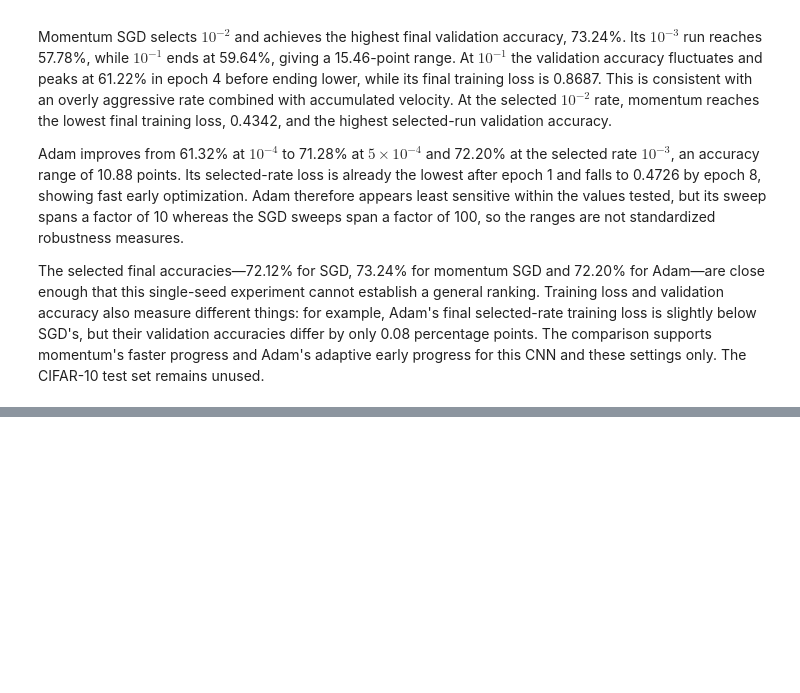
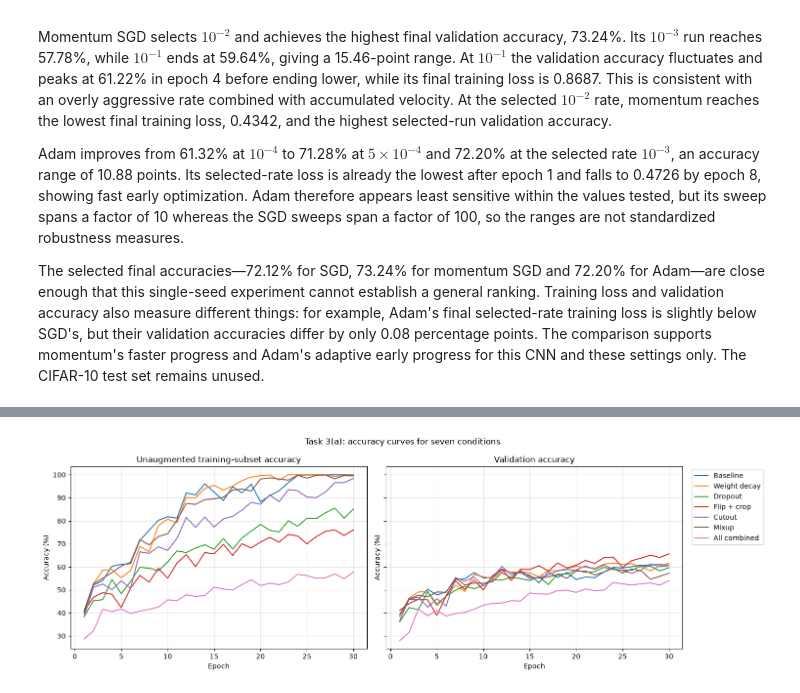
Before and after one commit to LahiruMJ11/CNN-with-CIFAR10, a Jupyter notebook: CNN with CIFAR10.ipynb, the cells around one changed output, grey strips where cells are left out. Saved outputs shown, nothing was run; the diff lists cells and outputs as text; code cells hidden in the pictures; blank space fills up the shorter version.

```diff
--- a/CNN with CIFAR10.ipynb
+++ b/CNN with CIFAR10.ipynb
@@ -1857,0 +2078,8 @@ The selected final accuracies—72.12% for SGD, 73.24% for momentum SGD and 72.2
+# %%
+task3a_histories = {}
+task3a_experiment_start = time.perf_counter()
+for condition_name, settings in task3a_conditions.items():
+    print(f"\nStarting {condition_name}")
+    task3a_histories[condition_name] = train_task3a_condition(condition_name, settings)
+task3a_total_time = time.perf_counter() - task3a_experiment_start
+print(f"\nCompleted all seven conditions in {task3a_total_time / 60:.2f} minutes.")
@@ -1857,0 +2104,15 @@ The selected final accuracies—72.12% for SGD, 73.24% for momentum SGD and 72.2
+# %%
+task3a_rows = []
+for condition_name, history in task3a_histories.items():
+    final = history.iloc[-1]
+    task3a_rows.append({
+        "condition": condition_name,
+        "train accuracy (%)": final["train accuracy (%)"],
+        "validation accuracy (%)": final["validation accuracy (%)"],
+        "train - validation gap (pp)": final["train accuracy (%)"] - final["validation accuracy (%)"],
+        "train evaluation loss": final["train evaluation loss"],
+        "validation loss": final["validation loss"],
+        "runtime (s)": final["elapsed time (s)"],
+    })
+task3a_results = pd.DataFrame(task3a_rows).set_index("condition")
+task3a_results
@@ -1857,0 +2129,18 @@ The selected final accuracies—72.12% for SGD, 73.24% for momentum SGD and 72.2
+# %%
+task3a_colors = dict(zip(task3a_conditions, plt.cm.tab10.colors[:len(task3a_conditions)]))
+fig, axes = plt.subplots(1, 2, figsize=(15, 5), sharey=True)
+for condition_name, history in task3a_histories.items():
+    color = task3a_colors[condition_name]
+    axes[0].plot(history["epoch"], history["train accuracy (%)"], color=color, label=condition_name)
+    axes[1].plot(history["epoch"], history["validation accuracy (%)"], color=color, label=condition_name)
+axes[0].set_title("Unaugmented training-subset accuracy")
+axes[1].set_title("Validation accuracy")
+for axis in axes:
+    axis.set(xlabel="Epoch", ylabel="Accuracy (%)")
+    axis.grid(alpha=0.3)
+axes[1].legend(bbox_to_anchor=(1.02, 1), loc="upper left")
+fig.suptitle("Task 3(a): accuracy curves for seven conditions")
+fig.tight_layout()
+plt.show()
+# %% [output]
+[figure, added]
```
Also changed, not shown: parts of 26 cells of this notebook.
